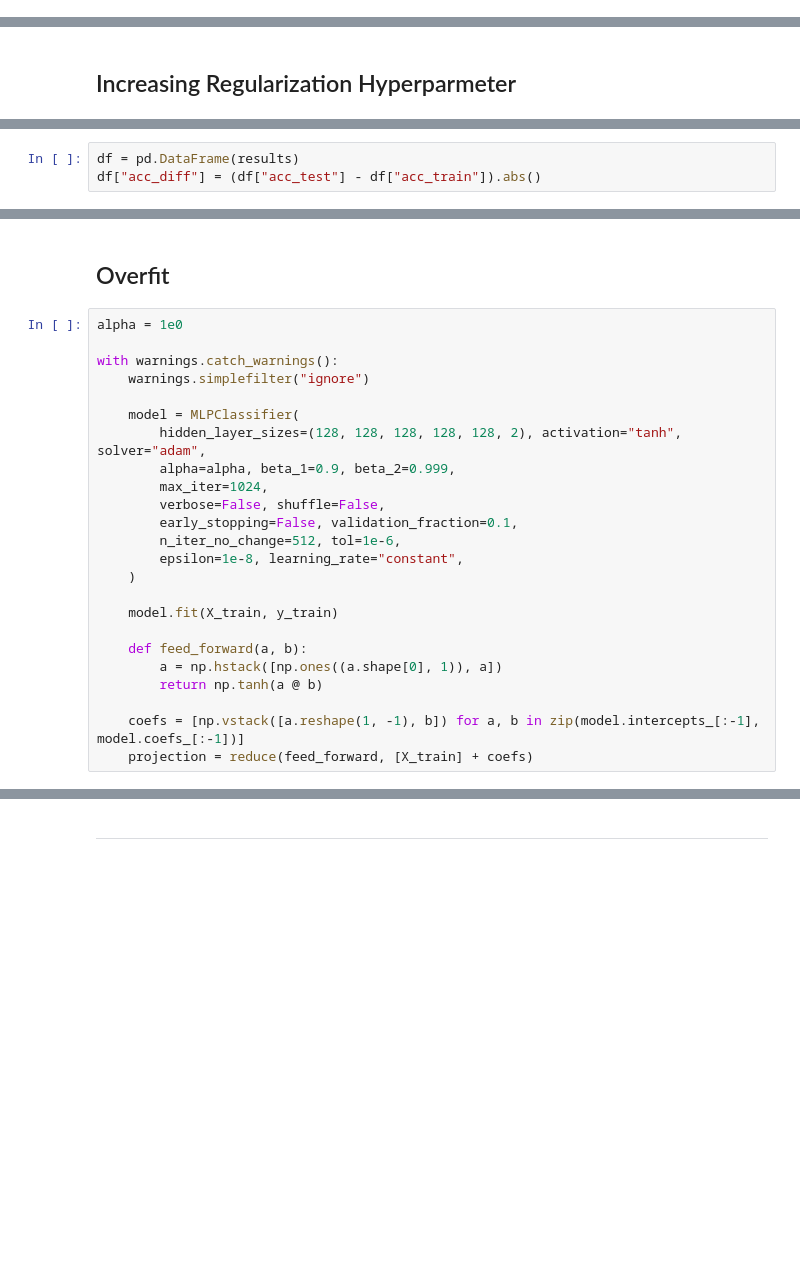
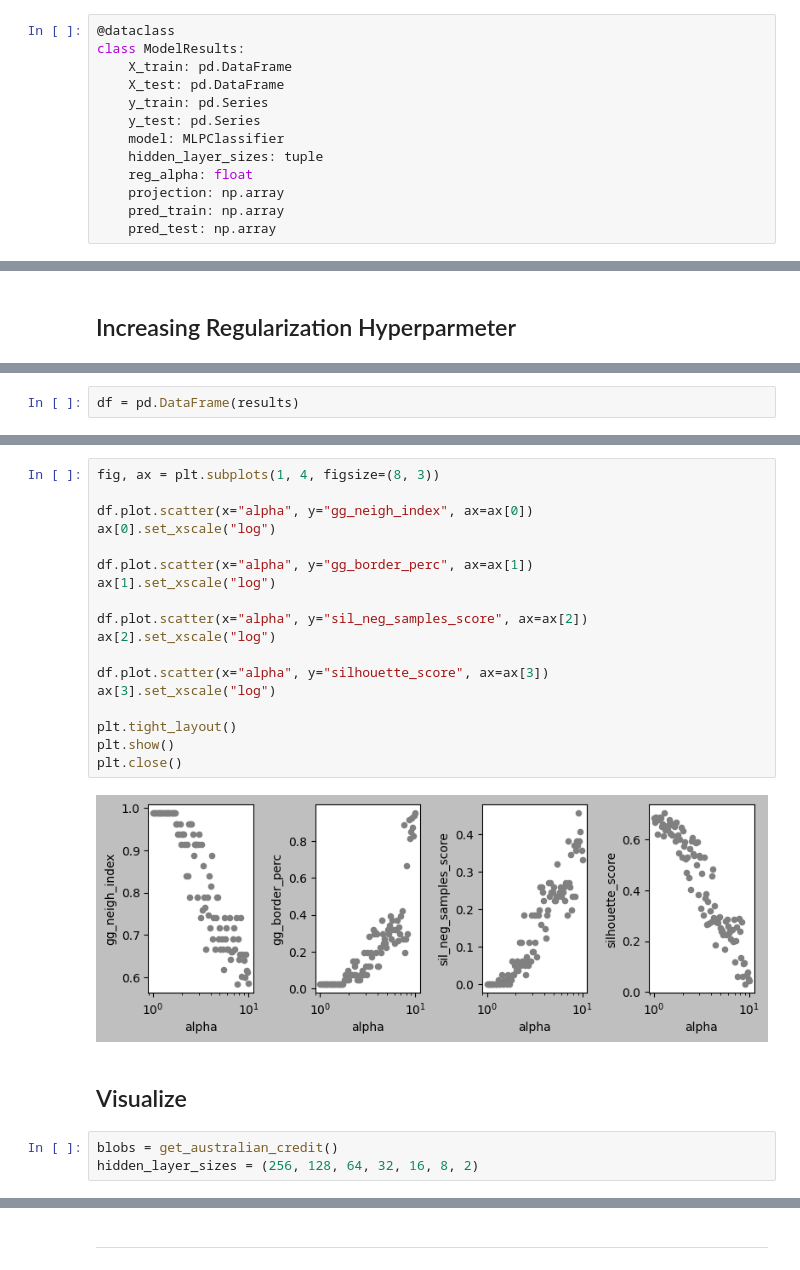
Before and after one commit to vmgustavo/202202-UFMG-RNA, a Jupyter notebook: paper02/eval.ipynb, the cells around one changed output, grey strips where cells are left out. Cells and saved outputs as stored; diff of their text form; blank space fills up the shorter version.

```diff
--- a/paper02/eval.ipynb
+++ b/paper02/eval.ipynb
@@ -18,2 +19,15 @@ from src.datasets import get_breast_cancer_coimbra, get_australian_credit
 # %% [markdown]
 # Evaluate Overfit Behavior
+# %%
+@dataclass
+class ModelResults:
+    X_train: pd.DataFrame
+    X_test: pd.DataFrame
+    y_train: pd.Series
+    y_test: pd.Series
+    model: MLPClassifier
+    hidden_layer_sizes: tuple
+    reg_alpha: float
+    projection: np.array
+    pred_train: np.array
+    pred_test: np.array
@@ -65,4 +90,3 @@ with warnings.catch_warnings():
         ))
 # %%
 df = pd.DataFrame(results)
-df["acc_diff"] = (df["acc_test"] - df["acc_train"]).abs()
@@ -122,26 +102,25 @@ X_train, X_test, y_train, y_test = train_test_split(
+# %%
+fig, ax = plt.subplots(1, 4, figsize=(8, 3))
+
+df.plot.scatter(x="alpha", y="gg_neigh_index", ax=ax[0])
+ax[0].set_xscale("log")
+
+df.plot.scatter(x="alpha", y="gg_border_perc", ax=ax[1])
+ax[1].set_xscale("log")
+
+df.plot.scatter(x="alpha", y="sil_neg_samples_score", ax=ax[2])
+ax[2].set_xscale("log")
+
+df.plot.scatter(x="alpha", y="silhouette_score", ax=ax[3])
+ax[3].set_xscale("log")
+
+plt.tight_layout()
+plt.show()
+plt.close()
+# %% [output]
+[figure, added]
 # %% [markdown]
-## Overfit
+## Visualize
-# %%
-alpha = 1e0
-
-with warnings.catch_warnings():
-    warnings.simplefilter("ignore")
-
-    model = MLPClassifier(
-        hidden_layer_sizes=(128, 128, 128, 128, 128, 2), activation="tanh", solver="adam",
-        alpha=alpha, beta_1=0.9, beta_2=0.999,
-        max_iter=1024,
-        verbose=False, shuffle=False,
-        early_stopping=False, validation_fraction=0.1,
-        n_iter_no_change=512, tol=1e-6,
-        epsilon=1e-8, learning_rate="constant",
-    )
-
-    model.fit(X_train, y_train)
-
-    def feed_forward(a, b):
-        a = np.hstack([np.ones((a.shape[0], 1)), a])
-        return np.tanh(a @ b)
-
-    coefs = [np.vstack([a.reshape(1, -1), b]) for a, b in zip(model.intercepts_[:-1], model.coefs_[:-1])]
-    projection = reduce(feed_forward, [X_train] + coefs)
+# %%
+blobs = get_australian_credit()
+hidden_layer_sizes = (256, 128, 64, 32, 16, 8, 2)
```
Also changed, not shown: parts of 22 cells of this notebook.
